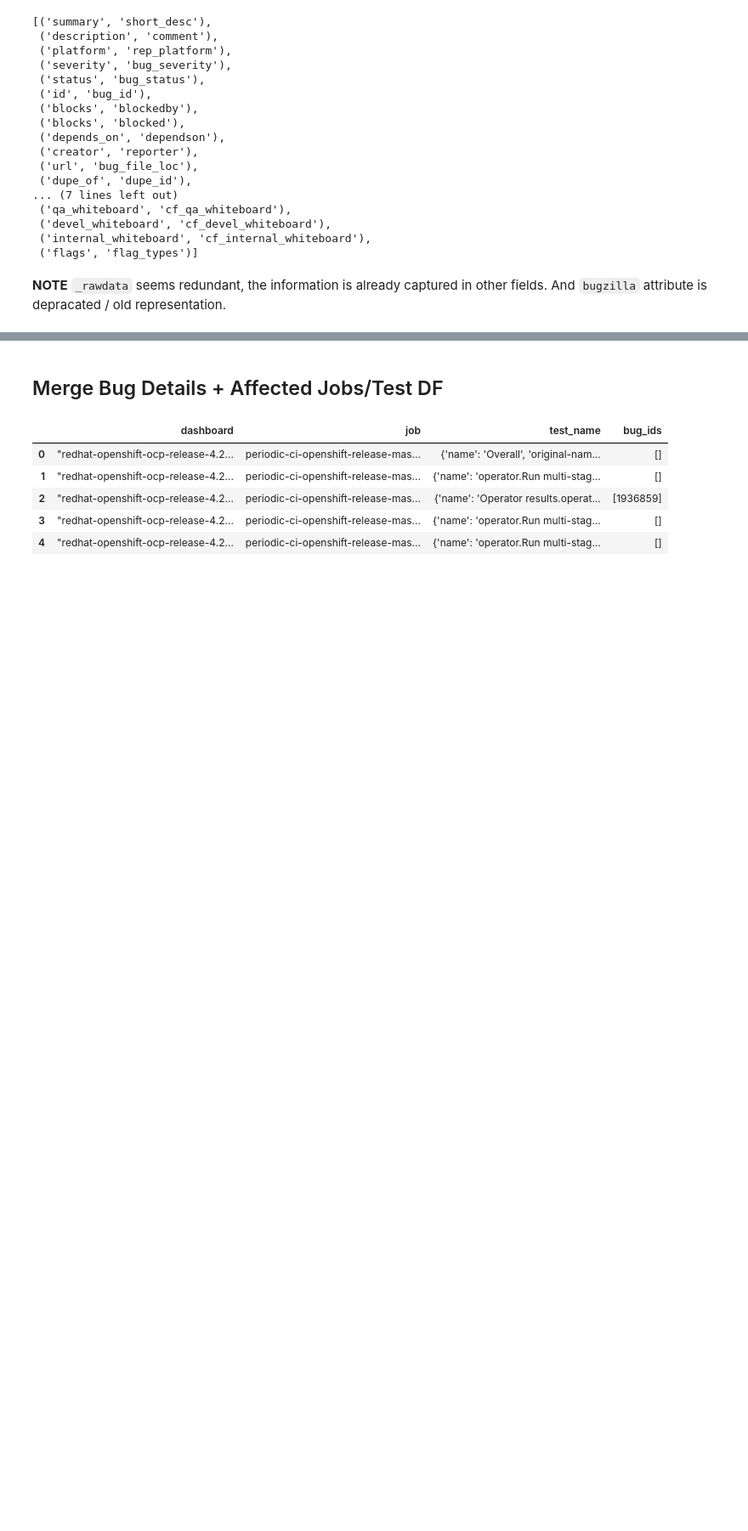
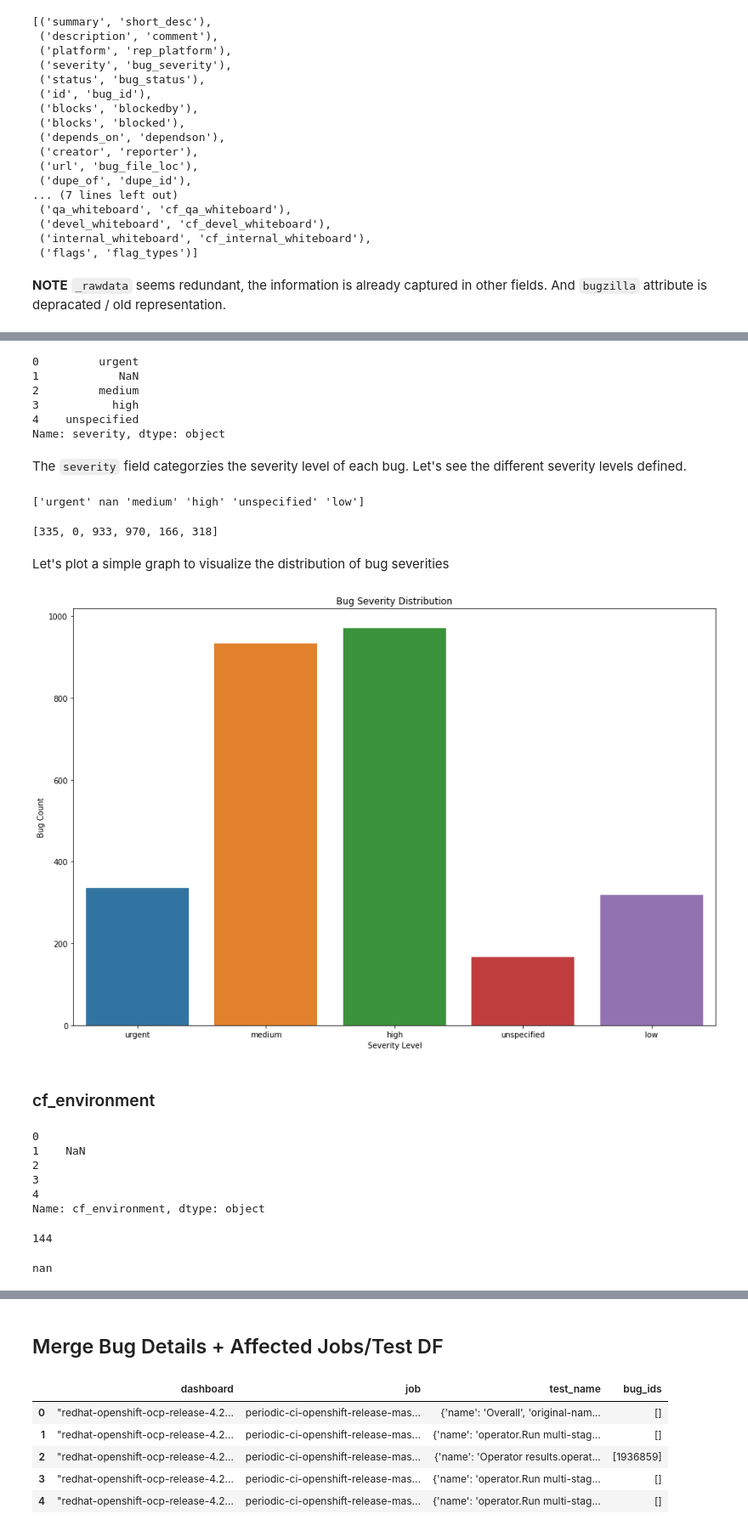
Before and after one commit to hemajv/ocp-ci-analysis, a Jupyter notebook: notebooks/data-sources/Bugzilla/bugzilla_EDA.ipynb, the cells around one changed output, grey strips where cells are left out. Shown: that part at 85% size. Drawn from its saved outputs; the diff is of its cells as text; code cells hidden in the pictures; blank space fills up the shorter version.

```diff
--- a/notebooks/data-sources/Bugzilla/bugzilla_EDA.ipynb
+++ b/notebooks/data-sources/Bugzilla/bugzilla_EDA.ipynb
@@ -311,0 +370,54 @@ weburl
+# %%
+bugs_df.severity.head()
+# %% [output]
+0         urgent
+1            NaN
+2         medium
+3           high
+4    unspecified
+Name: severity, dtype: object
+# %% [markdown]
+The `severity` field categorzies the severity level of each bug. Let's see the different severity levels defined.
+# %%
+severity = bugs_df.severity.unique()
+print(severity)
+# %% [output]
+['urgent' nan 'medium' 'high' 'unspecified' 'low']
+# %%
+severity_count = []
+for i in range(len(severity)):
+    severity_count.append((bugs_df.severity == severity[i]).sum())
+severity_count
+# %% [output]
+[335, 0, 933, 970, 166, 318]
+# %% [markdown]
+Let's plot a simple graph to visualize the distribution of bug severities
+# %%
+plt.figure(figsize = (15,10))
+sns.barplot(severity, severity_count)
+plt.xlabel("Severity Level")
+plt.ylabel("Bug Count")
+plt.title("Bug Severity Distribution")
+plt.show()
+# %% [output]
+[figure, added]
+# %% [markdown]
+### cf_environment
+# %%
+bugs_df.cf_environment.head()
+# %% [output]
+0
+1    NaN
+2
+3
+4
+Name: cf_environment, dtype: object
+# %%
+cf_env = bugs_df.cf_environment.unique()
+len(cf_env)
+# %% [output]
+144
+# %%
+cf_env[1]
+# %% [output]
+nan
```
Also changed, not shown: parts of 90 cells of this notebook.
